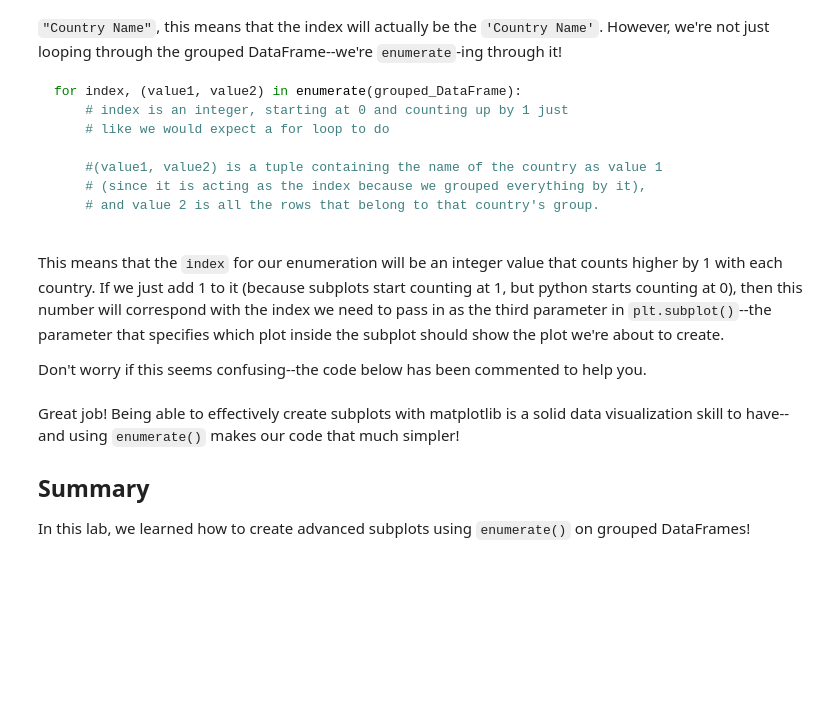
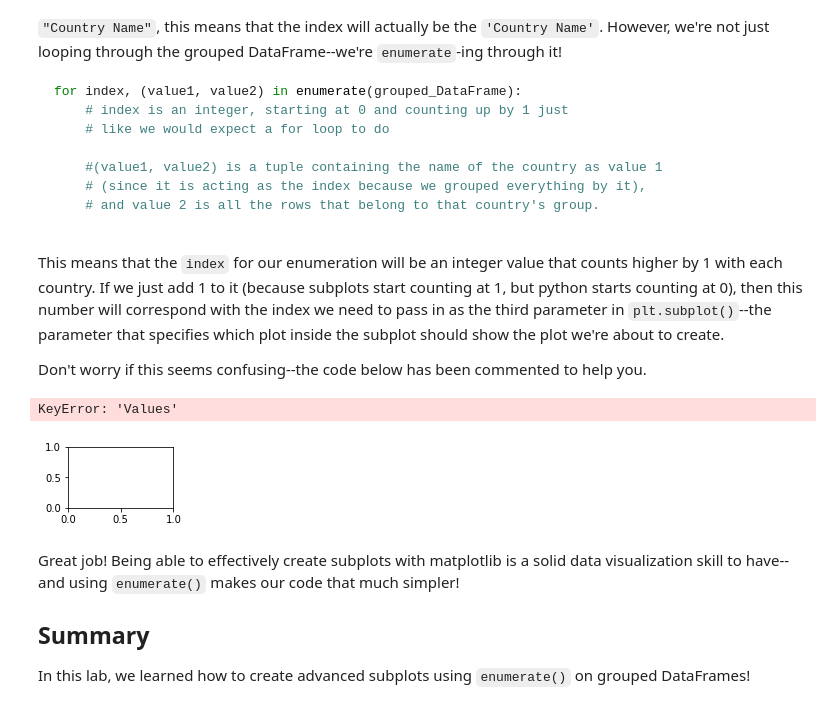
Before and after one commit to nsragow/dsc-subplots-and-enumeration-lab-nyc-ds-career-042219, a Jupyter notebook: index.ipynb, the cells around one changed output. Saved outputs shown, nothing was run; the diff lists cells and outputs as text; code cells hidden in the pictures; blank space fills up the shorter version.

```diff
--- a/index.ipynb
+++ b/index.ipynb
@@ -225,25 +225,28 @@ Don't worry if this seems confusing--the code below has been commented to help y
 # %%
 # Group the DataFrame by Country Name--this line has been provided for you
 grouped_df = df.groupby('Country Name')
 
 # pass in figsize=(20,40), and also set the facecolor parameter to 'white'
-plt.figure(figsize=(20,40, facecolor="White")
+plt.figure(figsize=(20,40), facecolor="White")
 
 # Complete the line below so that the first loop variable is the called index,
 # and the second loop variable is the tuple (countryname, population).
 for step, data_by_country in enumerate(grouped_df):
 
     # Get the unique subplot where the plot we're creating during this iteration
     # of the loop will live. Our subplot will be 30 rows of 9 plots each.
     # Set the third value to be index+1
     ax = plt.subplot(30, 9, step+1)
 
     # Complete the line to create the plot for this subplot.
     # Same visualizations as we created above!
     data_by_country[1].plot(x="Year", y="Values", ax=ax, legend=False)
 
     # Set the title of each plot, so we know which country it represents
-    ax.set_title()
+    ax.set_title(data_by_country[0])
+# %% [output]
+KeyError: 'Values'
+[figure, added]
 # %% [markdown]
 Great job! Being able to effectively create subplots with matplotlib is a solid data visualization skill to have--and using `enumerate()` makes our code that much simpler!
 
```
